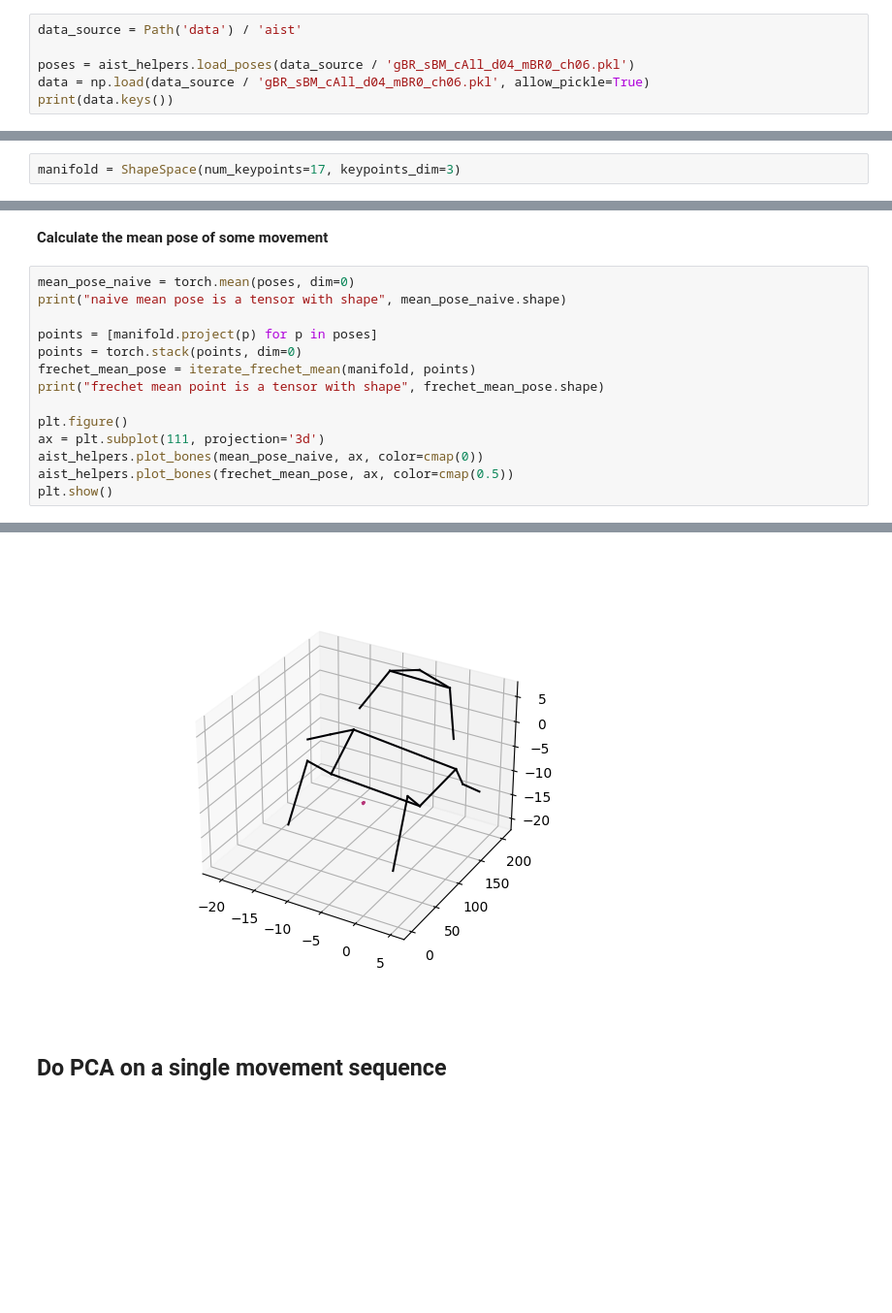
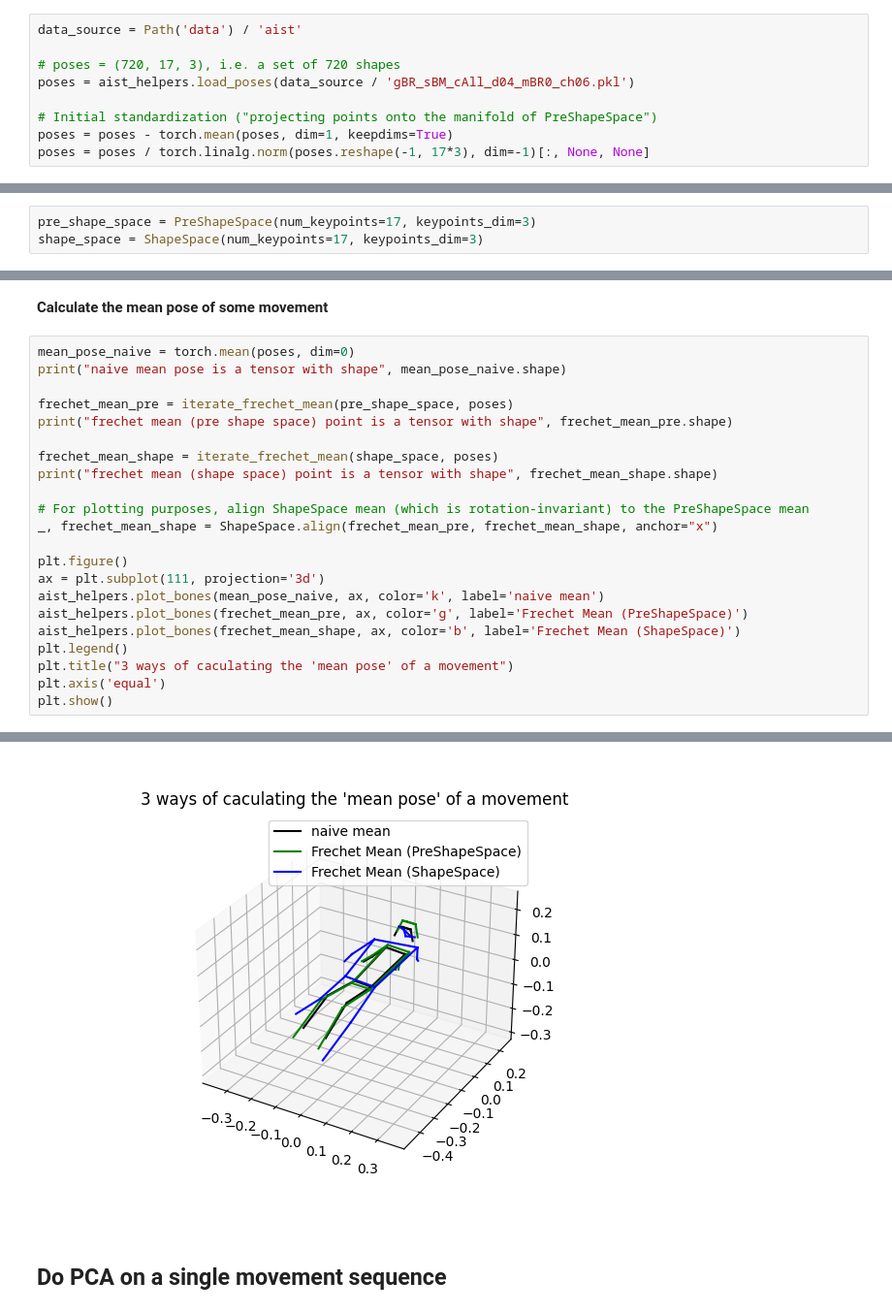
Before and after one commit to KordingLab/lab-teaching-geometry-shape-space, a Jupyter notebook: demo - principal components of poses.ipynb, the cells around one changed output, grey strips where cells are left out. Shown: that part at 97% size. Cells and saved outputs as stored; diff of their text form; blank space fills up the shorter version.

```diff
--- a/demo - principal components of poses.ipynb
+++ b/demo - principal components of poses.ipynb
@@ -16,6 +16,9 @@ from matplotlib import cm
 # %%
 data_source = Path('data') / 'aist'
 
+# poses = (720, 17, 3), i.e. a set of 720 shapes
 poses = aist_helpers.load_poses(data_source / 'gBR_sBM_cAll_d04_mBR0_ch06.pkl')
-data = np.load(data_source / 'gBR_sBM_cAll_d04_mBR0_ch06.pkl', allow_pickle=True)
-print(data.keys())
+
+# Initial standardization ("projecting points onto the manifold of PreShapeSpace")
+poses = poses - torch.mean(poses, dim=1, keepdims=True)
+poses = poses / torch.linalg.norm(poses.reshape(-1, 17*3), dim=-1)[:, None, None]
@@ -37,2 +41,3 @@ plt.show()
 # %%
-manifold = ShapeSpace(num_keypoints=17, keypoints_dim=3)
+pre_shape_space = PreShapeSpace(num_keypoints=17, keypoints_dim=3)
+shape_space = ShapeSpace(num_keypoints=17, keypoints_dim=3)
@@ -42,15 +51,23 @@ __Calculate the mean pose of some movement__
 mean_pose_naive = torch.mean(poses, dim=0)
 print("naive mean pose is a tensor with shape", mean_pose_naive.shape)
 
-points = [manifold.project(p) for p in poses]
-points = torch.stack(points, dim=0)
-frechet_mean_pose = iterate_frechet_mean(manifold, points)
-print("frechet mean point is a tensor with shape", frechet_mean_pose.shape)
+frechet_mean_pre = iterate_frechet_mean(pre_shape_space, poses)
+print("frechet mean (pre shape space) point is a tensor with shape", frechet_mean_pre.shape)
+
+frechet_mean_shape = iterate_frechet_mean(shape_space, poses)
+print("frechet mean (shape space) point is a tensor with shape", frechet_mean_shape.shape)
+
+# For plotting purposes, align ShapeSpace mean (which is rotation-invariant) to the PreShapeSpace mean
+_, frechet_mean_shape = ShapeSpace.align(frechet_mean_pre, frechet_mean_shape, anchor="x")
 
 plt.figure()
 ax = plt.subplot(111, projection='3d')
-aist_helpers.plot_bones(mean_pose_naive, ax, color=cmap(0))
-aist_helpers.plot_bones(frechet_mean_pose, ax, color=cmap(0.5))
+aist_helpers.plot_bones(mean_pose_naive, ax, color='k', label='naive mean')
+aist_helpers.plot_bones(frechet_mean_pre, ax, color='g', label='Frechet Mean (PreShapeSpace)')
+aist_helpers.plot_bones(frechet_mean_shape, ax, color='b', label='Frechet Mean (ShapeSpace)')
+plt.legend()
+plt.title("3 ways of caculating the 'mean pose' of a movement")
+plt.axis('equal')
 plt.show()
 # %% [output]
 naive mean pose is a tensor with shape torch.Size([17, 3])
@@ -58,4 +76,4 @@ frechet mean point is a tensor with shape torch.Size([17, 3])
-[figure, old version]
+[figure, new version]
 # %% [markdown]
 ## Do PCA on a single movement sequence
 # %%
```
Also changed, not shown: parts of 10 cells of this notebook, 4 other files.
